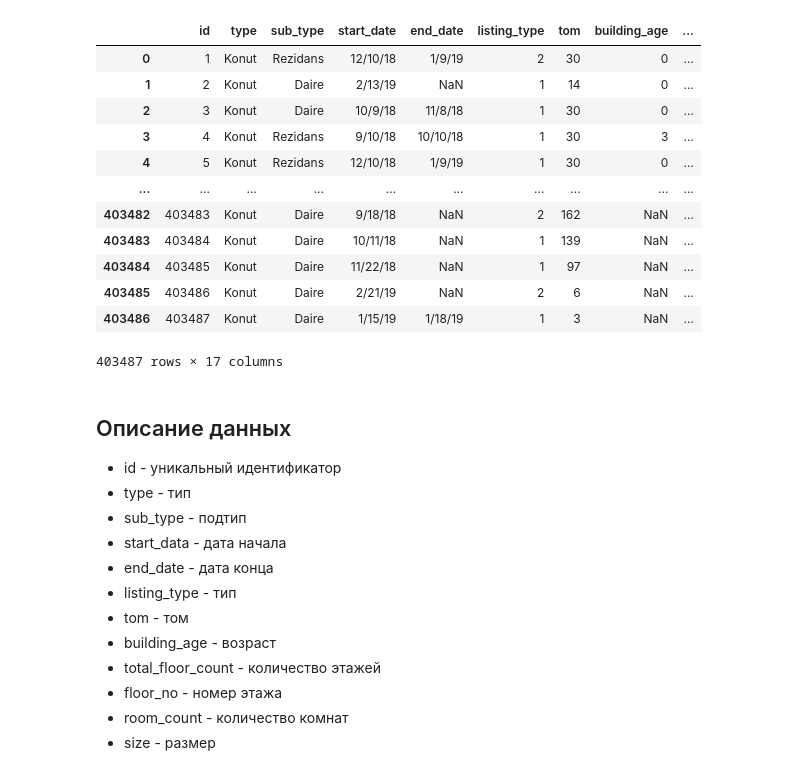
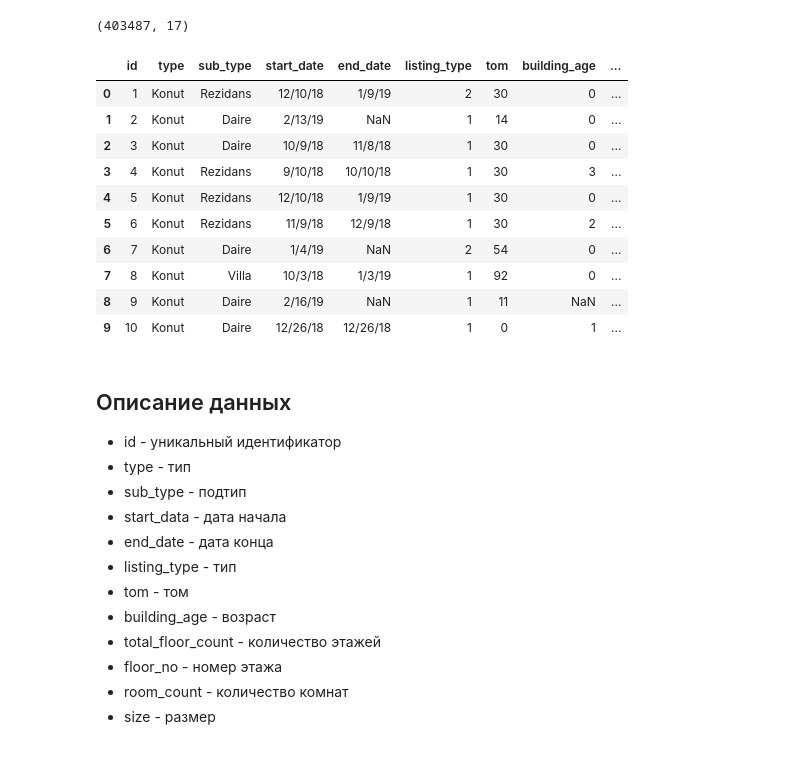
Before and after one commit to ProbablyNotBestUsername/mlabg, a Jupyter notebook: course4/zingat/zingat.ipynb, the cells around one changed output. Drawn from its saved outputs; the diff is of its cells as text; code cells hidden in the pictures.

```diff
--- a/course4/zingat/zingat.ipynb
+++ b/course4/zingat/zingat.ipynb
@@ -11,18 +15,17 @@ import matplotlib.pyplot as plt
 # %%
 df = pd.read_csv('real_estate_data.csv')
+print(df.shape)
+df.head(10)
+# %% [output]
+(403487, 17)
+|  | id | type | sub_type | start_date | end_date | listing_type | tom | building_age | ... |
+| 0 | 1 | Konut | Rezidans | 12/10/18 | 1/9/19 | 2 | 30 | 0 | ... |
+| 1 | 2 | Konut | Daire | 2/13/19 | NaN | 1 | 14 | 0 | ... |
+| 2 | 3 | Konut | Daire | 10/9/18 | 11/8/18 | 1 | 30 | 0 | ... |
+| 3 | 4 | Konut | Rezidans | 9/10/18 | 10/10/18 | 1 | 30 | 3 | ... |
+| 4 | 5 | Konut | Rezidans | 12/10/18 | 1/9/19 | 1 | 30 | 0 | ... |
+| 5 | 6 | Konut | Rezidans | 11/9/18 | 12/9/18 | 1 | 30 | 2 | ... |
+| 6 | 7 | Konut | Daire | 1/4/19 | NaN | 2 | 54 | 0 | ... |
+| 7 | 8 | Konut | Villa | 10/3/18 | 1/3/19 | 1 | 92 | 0 | ... |
+| 8 | 9 | Konut | Daire | 2/16/19 | NaN | 1 | 11 | NaN | ... |
+| 9 | 10 | Konut | Daire | 12/26/18 | 12/26/18 | 1 | 0 | 1 | ... |
-# %%
-df
-# %% [output]
-|  | id | type | sub_type | start_date | end_date | listing_type | tom | building_age | ... |
-| 0 | 1 | Konut | Rezidans | 12/10/18 | 1/9/19 | 2 | 30 | 0 | ... |
-| 1 | 2 | Konut | Daire | 2/13/19 | NaN | 1 | 14 | 0 | ... |
-| 2 | 3 | Konut | Daire | 10/9/18 | 11/8/18 | 1 | 30 | 0 | ... |
-| 3 | 4 | Konut | Rezidans | 9/10/18 | 10/10/18 | 1 | 30 | 3 | ... |
-| 4 | 5 | Konut | Rezidans | 12/10/18 | 1/9/19 | 1 | 30 | 0 | ... |
-| ... | ... | ... | ... | ... | ... | ... | ... | ... | ... |
-| 403482 | 403483 | Konut | Daire | 9/18/18 | NaN | 2 | 162 | NaN | ... |
-| 403483 | 403484 | Konut | Daire | 10/11/18 | NaN | 1 | 139 | NaN | ... |
-| 403484 | 403485 | Konut | Daire | 11/22/18 | NaN | 1 | 97 | NaN | ... |
-| 403485 | 403486 | Konut | Daire | 2/21/19 | NaN | 2 | 6 | NaN | ... |
-| 403486 | 403487 | Konut | Daire | 1/15/19 | 1/18/19 | 1 | 3 | NaN | ... |
-403487 rows × 17 columns
```
Also changed, not shown: parts of 20 cells of this notebook, 3 other files.
